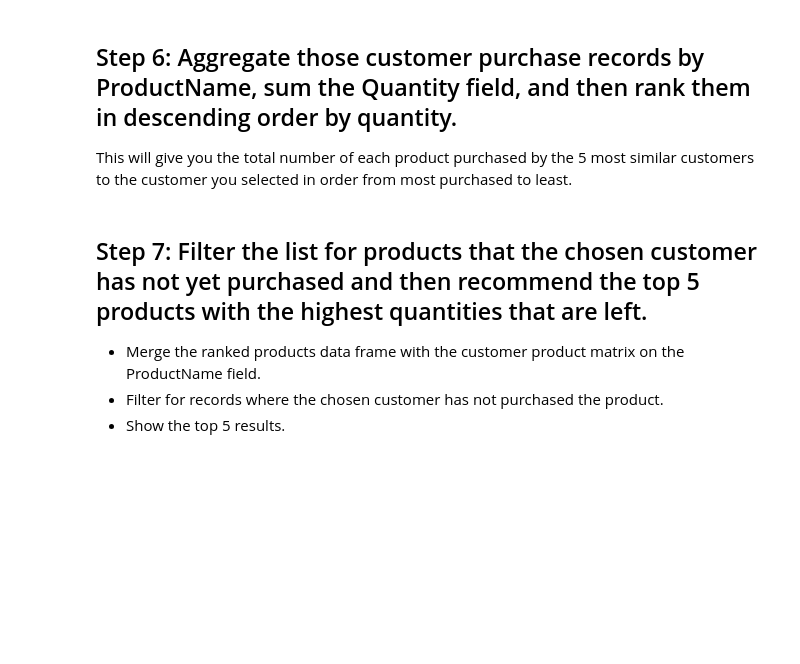
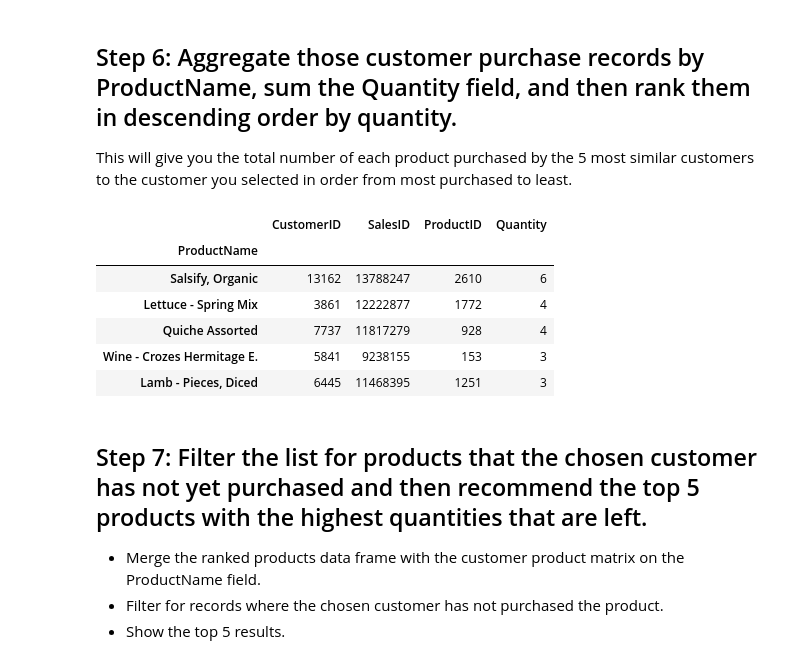
Before and after one commit to nicolas2192/dataptmad1019, a Jupyter notebook: module-2/lab-intro-recommender-systems/your-code/main.ipynb, the cells around one changed output. Cells and saved outputs as stored; diff of their text form; code cells hidden in the pictures; blank space fills up the shorter version.

```diff
--- a/module-2/lab-intro-recommender-systems/your-code/main.ipynb
+++ b/module-2/lab-intro-recommender-systems/your-code/main.ipynb
@@ -119,6 +167,17 @@ array([[ 0.        ,  5.19615242, 10.39230485],
 ## Step 6: Aggregate those customer purchase records by ProductName, sum the Quantity field, and then rank them in descending order by quantity.
 
 This will give you the total number of each product purchased by the 5 most similar customers to the customer you selected in order from most purchased to least.
+# %%
+grouped = top5to33.groupby("ProductName").sum().sort_values(by="Quantity", ascending=False)
+grouped.head()
+# %% [output]
+|  | CustomerID | SalesID | ProductID | Quantity |
+| ProductName |  |  |  |  |
+| Salsify, Organic | 13162 | 13788247 | 2610 | 6 |
+| Lettuce - Spring Mix | 3861 | 12222877 | 1772 | 4 |
+| Quiche Assorted | 7737 | 11817279 | 928 | 4 |
+| Wine - Crozes Hermitage E. | 5841 | 9238155 | 153 | 3 |
+| Lamb - Pieces, Diced | 6445 | 11468395 | 1251 | 3 |
 # %% [markdown]
 ## Step 7: Filter the list for products that the chosen customer has not yet purchased and then recommend the top 5 products with the highest quantities that are left.
 
```
Also changed, not shown: parts of 6 cells of this notebook.
